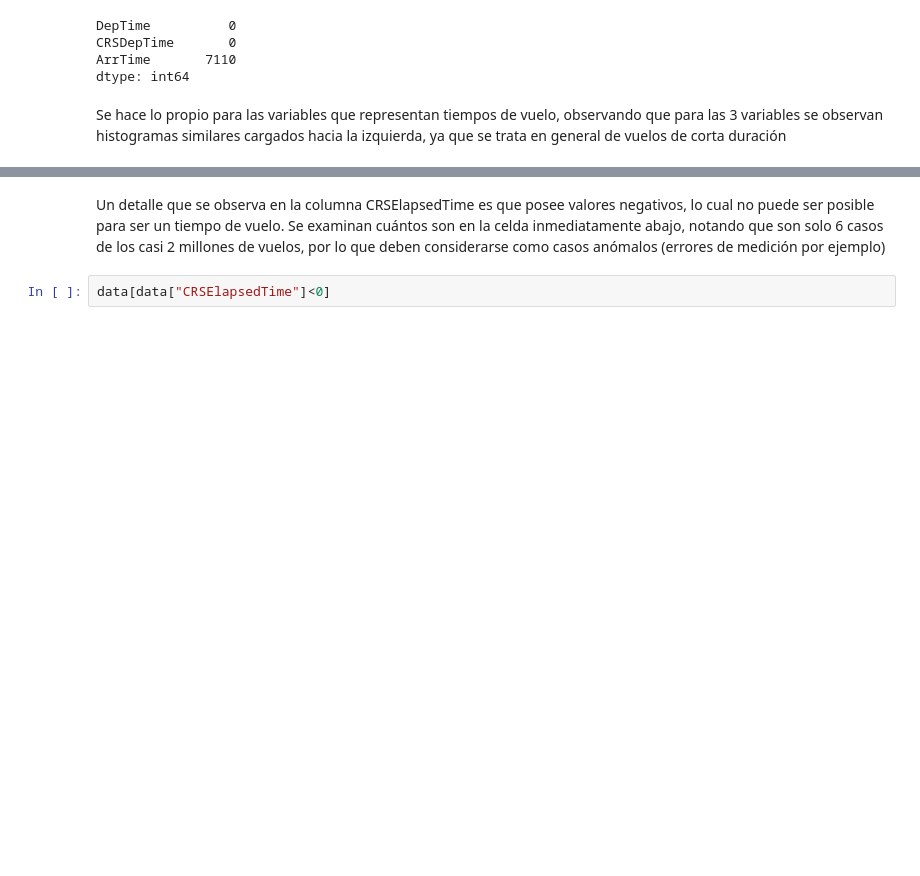
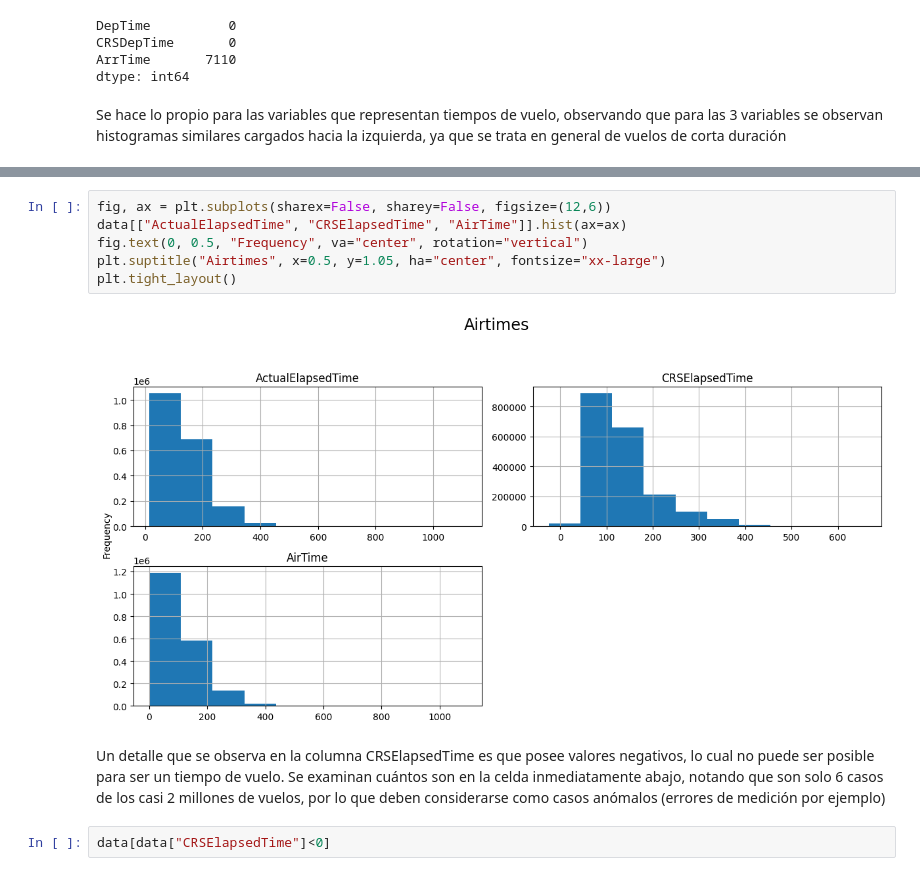
Before and after one commit to DiegoLeonG96/proyecto-pydatascience-udd, a Jupyter notebook: 01_Analisis_Exploratorio.ipynb, the cells around one changed output, grey strips where cells are left out. Saved outputs shown, nothing was run; the diff lists cells and outputs as text; blank space fills up the shorter version.

```diff
--- a/01_Analisis_Exploratorio.ipynb
+++ b/01_Analisis_Exploratorio.ipynb
@@ -188,3 +182,11 @@ array([[<Axes: title={'center': 'ActualElapsedTime'}>,
+# %%
+fig, ax = plt.subplots(sharex=False, sharey=False, figsize=(12,6))
+data[["ActualElapsedTime", "CRSElapsedTime", "AirTime"]].hist(ax=ax)
+fig.text(0, 0.5, "Frequency", va="center", rotation="vertical")
+plt.suptitle("Airtimes", x=0.5, y=1.05, ha="center", fontsize="xx-large")
+plt.tight_layout()
+# %% [output]
+[figure, added]
 # %% [markdown]
 Un detalle que se observa en la columna CRSElapsedTime es que posee valores negativos, lo cual no puede ser posible para ser un tiempo de vuelo. Se examinan cuántos son en la celda inmediatamente abajo, notando que son solo 6 casos de los casi 2 millones de vuelos, por lo que deben considerarse como casos anómalos (errores de medición por ejemplo)
 # %%
```
Also changed, not shown: parts of 10 cells of this notebook.
